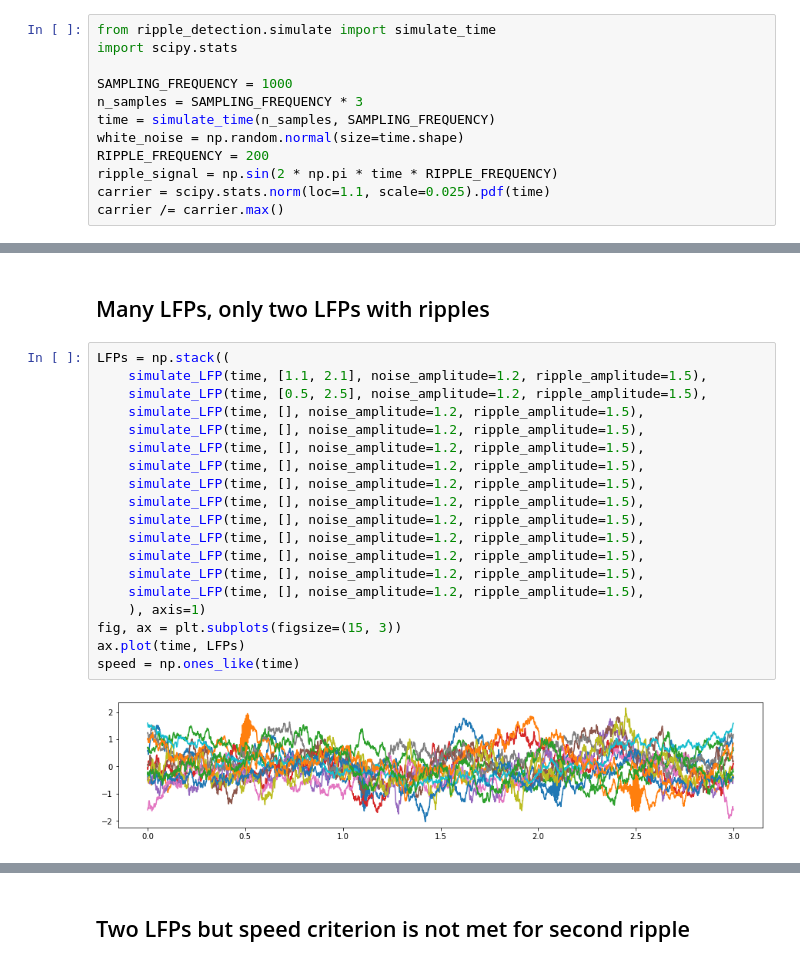
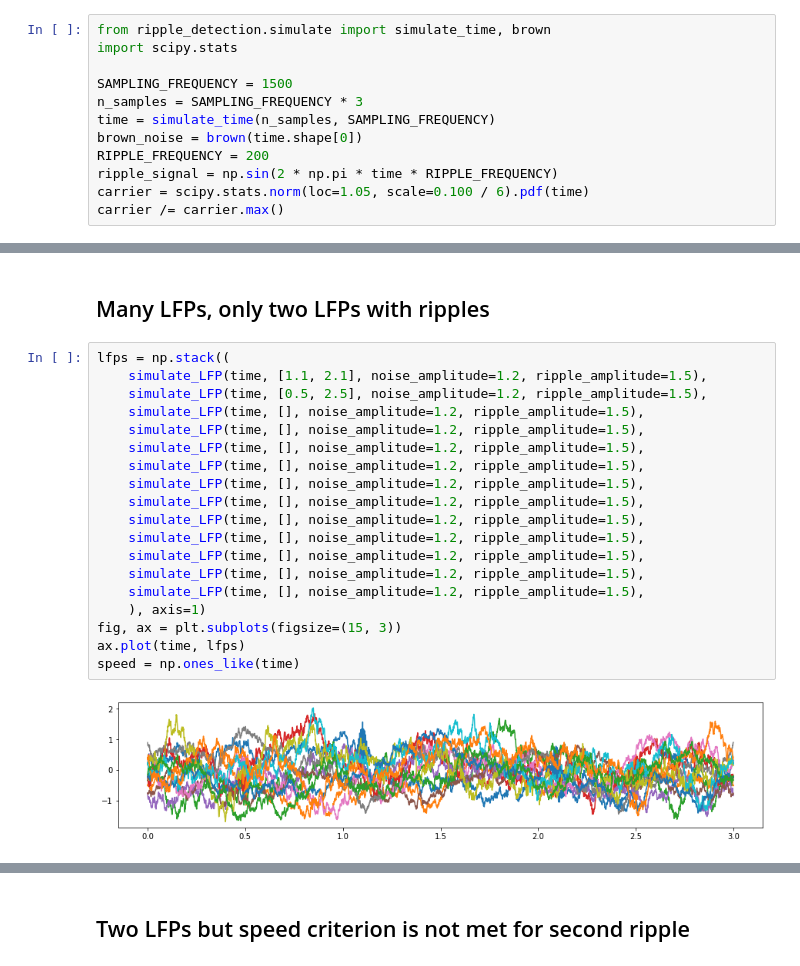
Before and after one commit to Eden-Kramer-Lab/ripple_detection, a Jupyter notebook: examples/detection_examples.ipynb, the cells around one changed output, grey strips where cells are left out. Cells and saved outputs as stored; diff of their text form.

```diff
--- a/examples/detection_examples.ipynb
+++ b/examples/detection_examples.ipynb
@@ -11,16 +8,16 @@ np.random.seed(0)
 # %% [markdown]
 # Simulate LFP with Ripple
 # %%
-from ripple_detection.simulate import simulate_time
+from ripple_detection.simulate import simulate_time, brown
 import scipy.stats
 
-SAMPLING_FREQUENCY = 1000
+SAMPLING_FREQUENCY = 1500
 n_samples = SAMPLING_FREQUENCY * 3
 time = simulate_time(n_samples, SAMPLING_FREQUENCY)
-white_noise = np.random.normal(size=time.shape)
+brown_noise = brown(time.shape[0])
 RIPPLE_FREQUENCY = 200
 ripple_signal = np.sin(2 * np.pi * time * RIPPLE_FREQUENCY)
-carrier = scipy.stats.norm(loc=1.1, scale=0.025).pdf(time)
+carrier = scipy.stats.norm(loc=1.05, scale=0.100 / 6).pdf(time)
 carrier /= carrier.max()
 # %%
 f, ax = plt.subplots(5, 1, sharex=True, figsize=(10, 7), constrained_layout=True)
@@ -193,24 +199,24 @@ for ripple in Kay_ripple_times.itertuples():
 # %% [markdown]
 ## Many LFPs, only two LFPs with ripples
 # %%
-LFPs = np.stack((
+lfps = np.stack((
     simulate_LFP(time, [1.1, 2.1], noise_amplitude=1.2, ripple_amplitude=1.5),
     simulate_LFP(time, [0.5, 2.5], noise_amplitude=1.2, ripple_amplitude=1.5),
     simulate_LFP(time, [], noise_amplitude=1.2, ripple_amplitude=1.5),
     simulate_LFP(time, [], noise_amplitude=1.2, ripple_amplitude=1.5),
     simulate_LFP(time, [], noise_amplitude=1.2, ripple_amplitude=1.5),
     simulate_LFP(time, [], noise_amplitude=1.2, ripple_amplitude=1.5),
     simulate_LFP(time, [], noise_amplitude=1.2, ripple_amplitude=1.5),
     simulate_LFP(time, [], noise_amplitude=1.2, ripple_amplitude=1.5),
     simulate_LFP(time, [], noise_amplitude=1.2, ripple_amplitude=1.5),
     simulate_LFP(time, [], noise_amplitude=1.2, ripple_amplitude=1.5),
     simulate_LFP(time, [], noise_amplitude=1.2, ripple_amplitude=1.5),
     simulate_LFP(time, [], noise_amplitude=1.2, ripple_amplitude=1.5),
     simulate_LFP(time, [], noise_amplitude=1.2, ripple_amplitude=1.5),
     ), axis=1)
 fig, ax = plt.subplots(figsize=(15, 3))
-ax.plot(time, LFPs)
+ax.plot(time, lfps)
 speed = np.ones_like(time)
 # %% [output]
-[figure, old version]
+[figure, new version]
 # %%
```
Also changed, not shown: parts of 22 cells of this notebook, 1 other file.
